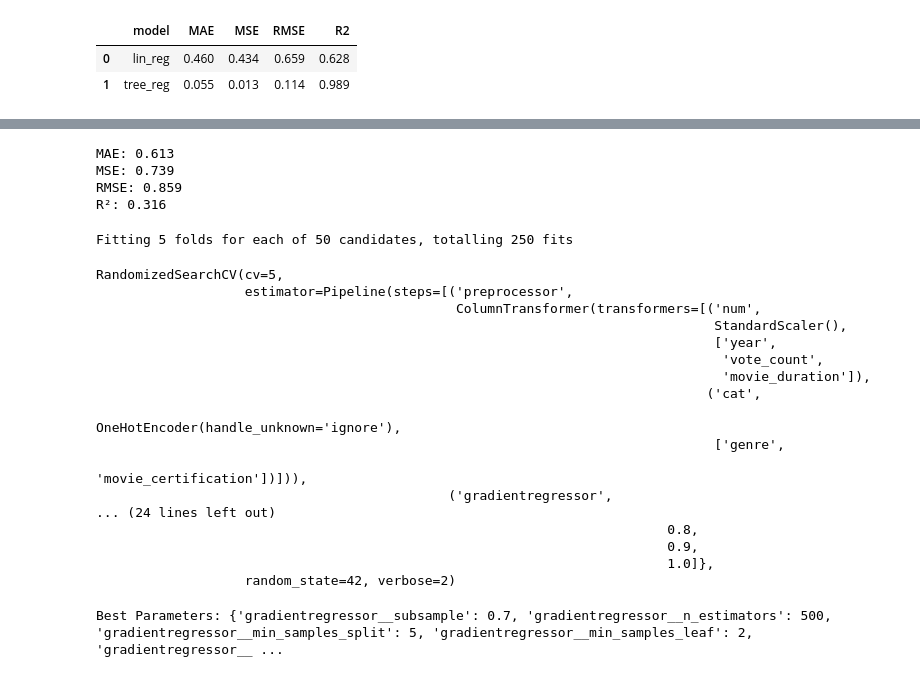
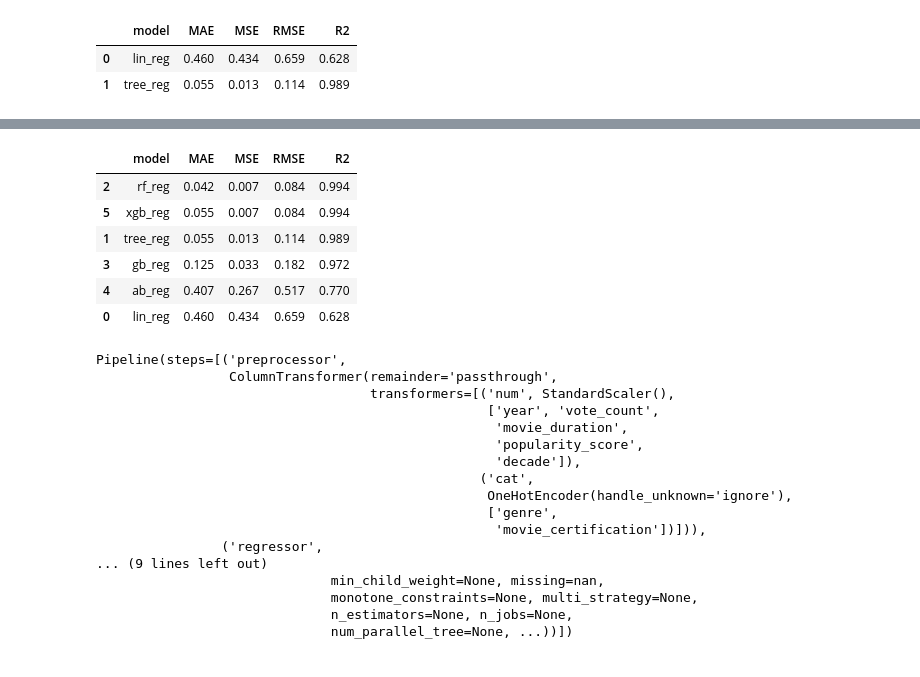
Before and after one commit to Theoph-ay/movie_success_prediction, a Jupyter notebook: notebooks/models_dev_no_outliers.ipynb, the cells around one changed output, grey strips where cells are left out. Saved outputs shown, nothing was run; the diff lists cells and outputs as text; code cells hidden in the pictures.

```diff
--- a/notebooks/models_dev_no_outliers.ipynb
+++ b/notebooks/models_dev_no_outliers.ipynb
@@ -384,16 +215,0 @@ y_pred = xgb_reg.predict(X_test)
-# %%
-#Model evaluation
-mae = mean_absolute_error(y_test, y_pred)
-mse = mean_squared_error(y_test, y_pred)
-rmse = np.sqrt(mse)
-r2 = r2_score(y_test, y_pred)
-
-print(f"MAE: {mae:.3f}")
-print(f"MSE: {mse:.3f}")
-print(f"RMSE: {rmse:.3f}")
-print(f"R²: {r2:.3f}")
-# %% [output]
-MAE: 0.613
-MSE: 0.739
-RMSE: 0.859
-R²: 0.316
@@ -400 +219,11 @@ R²: 0.316
+# %%
+all_results.sort_values(by="MSE")
+# %% [output]
+|  | model | MAE | MSE | RMSE | R2 |
+| 2 | rf_reg | 0.042 | 0.007 | 0.084 | 0.994 |
+| 5 | xgb_reg | 0.055 | 0.007 | 0.084 | 0.994 |
+| 1 | tree_reg | 0.055 | 0.013 | 0.114 | 0.989 |
+| 3 | gb_reg | 0.125 | 0.033 | 0.182 | 0.972 |
+| 4 | ab_reg | 0.407 | 0.267 | 0.517 | 0.770 |
+| 0 | lin_reg | 0.460 | 0.434 | 0.659 | 0.628 |
 # %%
@@ -435,24 +234,23 @@ random_search = RandomizedSearchCV(
 # %%
-#fit model
-#random_search.fit(X_train, y_train) This line is commented out because it takes a long time to run, you can uncomment it if you want to run it
+#fit model on both training and validation set i.en X_train and y_train
+xgb_reg.fit(X_train, y_train)
 # %% [output]
-Fitting 5 folds for each of 50 candidates, totalling 250 fits
+Pipeline(steps=[('preprocessor',
+                 ColumnTransformer(remainder='passthrough',
+                                   transformers=[('num', StandardScaler(),
+                                                  ['year', 'vote_count',
+                                                   'movie_duration',
+                                                   'popularity_score',
+                                                   'decade']),
+                                                 ('cat',
+                                                  OneHotEncoder(handle_unknown='ignore'),
+                                                  ['genre',
+                                                   'movie_certification'])])),
+                ('regressor',
+... (9 lines left out)
+                              min_child_weight=None, missing=nan,
+                              monotone_constraints=None, multi_strategy=None,
+                              n_estimators=None, n_jobs=None,
+                              num_parallel_tree=None, ...))])
-RandomizedSearchCV(cv=5,
-                   estimator=Pipeline(steps=[('preprocessor',
-                                              ColumnTransformer(transformers=[('num',
-                                                                               StandardScaler(),
-                                                                               ['year',
-                                                                                'vote_count',
-                                                                                'movie_duration']),
-                                                                              ('cat',
-                                                                               OneHotEncoder(handle_unknown='ignore'),
-                                                                               ['genre',
-                                                                                'movie_certification'])])),
-                                             ('gradientregressor',
-... (24 lines left out)
-                                                                         0.8,
-                                                                         0.9,
-                                                                         1.0]},
-                   random_state=42, verbose=2)
 # %%
 #save model
@@ -465,5 +258,0 @@ with open(path+"random_search.pickle", "rb") as to_read:
-# %%
-#check best parameters
-print("Best Parameters:", random_search.best_params_)
-# %% [output]
-Best Parameters: {'gradientregressor__subsample': 0.7, 'gradientregressor__n_estimators': 500, 'gradientregressor__min_samples_split': 5, 'gradientregressor__min_samples_leaf': 2, 'gradientregressor__ ...
```
Also changed, not shown: parts of 34 cells of this notebook, 18 other files.
